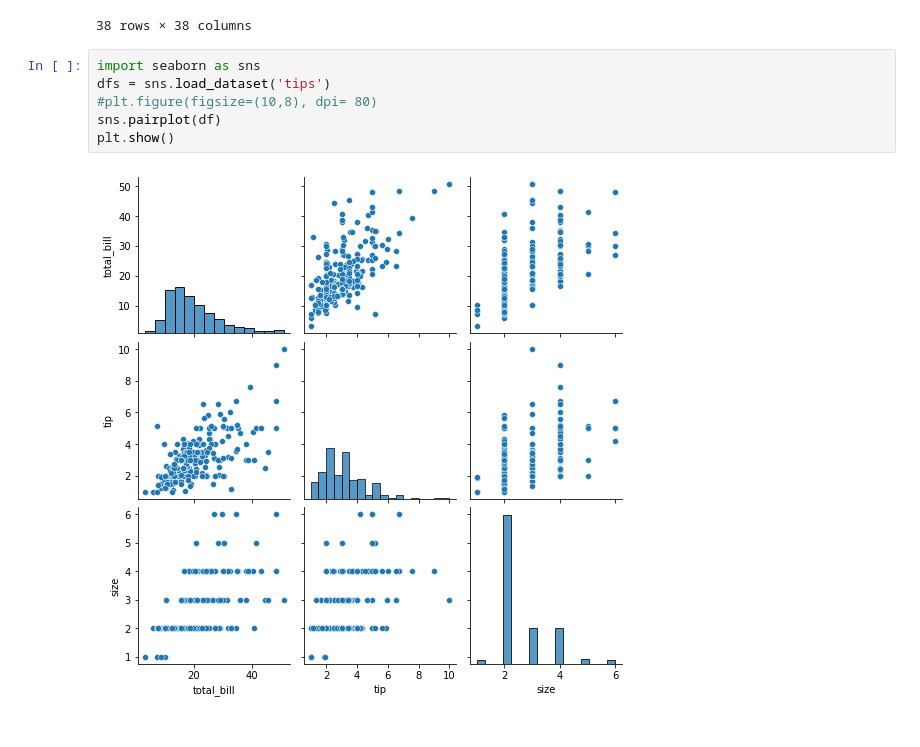
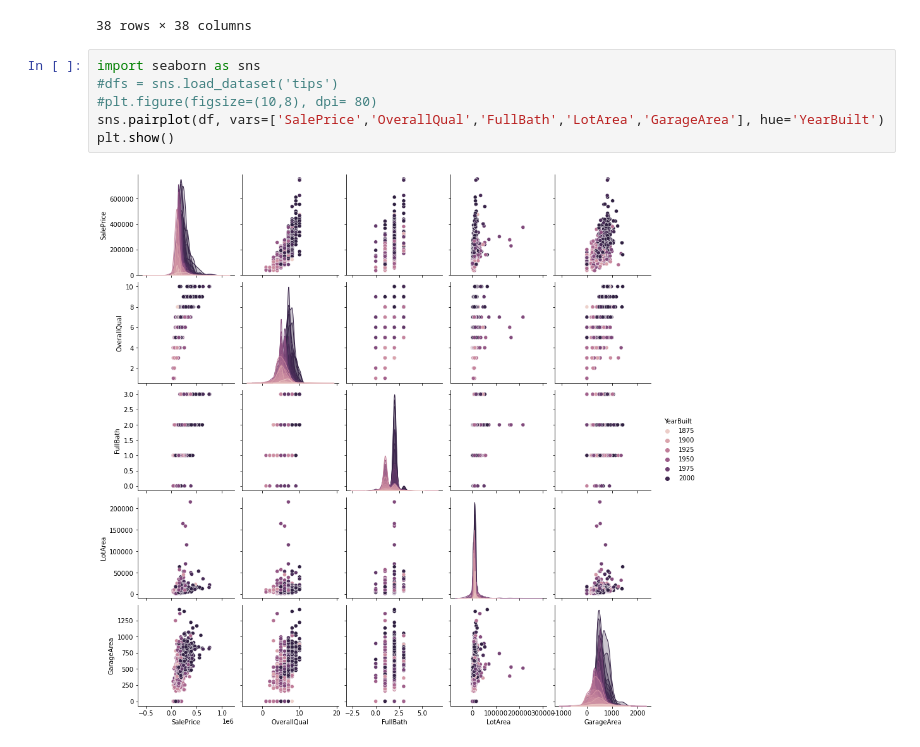
Before and after one commit to jflaher4/FA21_Exponent_Project, a Jupyter notebook: Data_Exploration/introduction.ipynb, the cells around one changed output. Saved outputs shown, nothing was run; the diff lists cells and outputs as text.

Commit message:
Pairplot

```diff
--- a/Data_Exploration/introduction.ipynb
+++ b/Data_Exploration/introduction.ipynb
@@ -62,9 +62,9 @@ df.corr()
 38 rows × 38 columns
 # %%
 import seaborn as sns
-dfs = sns.load_dataset('tips')
+#dfs = sns.load_dataset('tips')
 #plt.figure(figsize=(10,8), dpi= 80)
-sns.pairplot(df)
+sns.pairplot(df, vars=['SalePrice','OverallQual','FullBath','LotArea','GarageArea'], hue='YearBuilt')
 plt.show()
 # %% [output]
-[figure, old version]
+[figure, new version]
```
Also changed, not shown: parts of 1 cell of this notebook.
